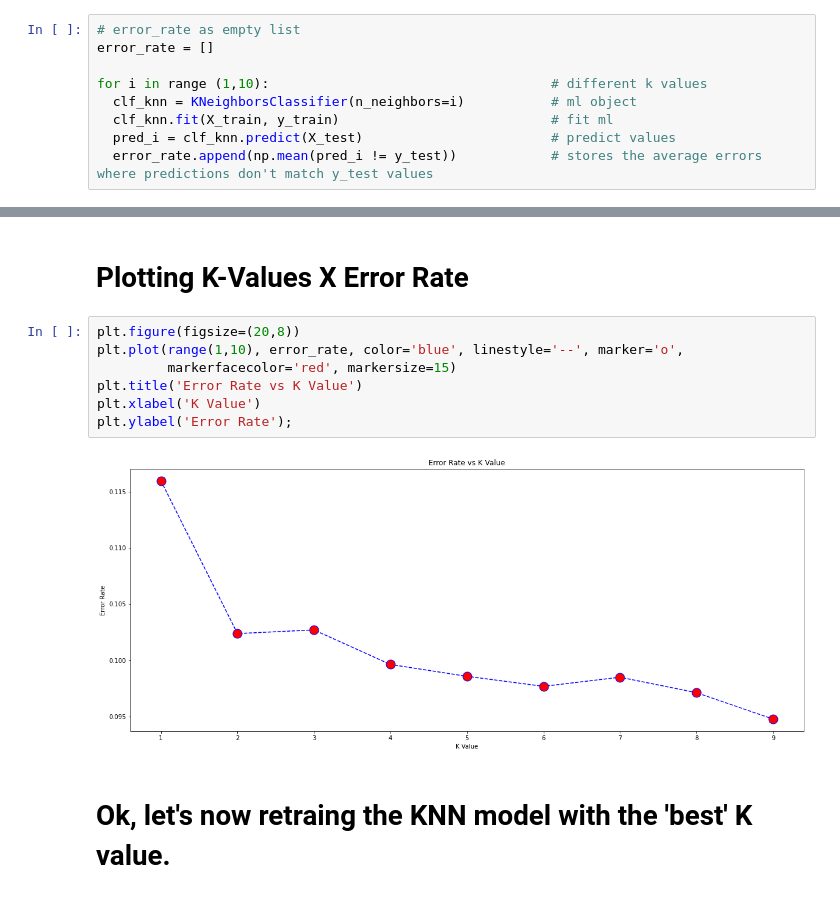
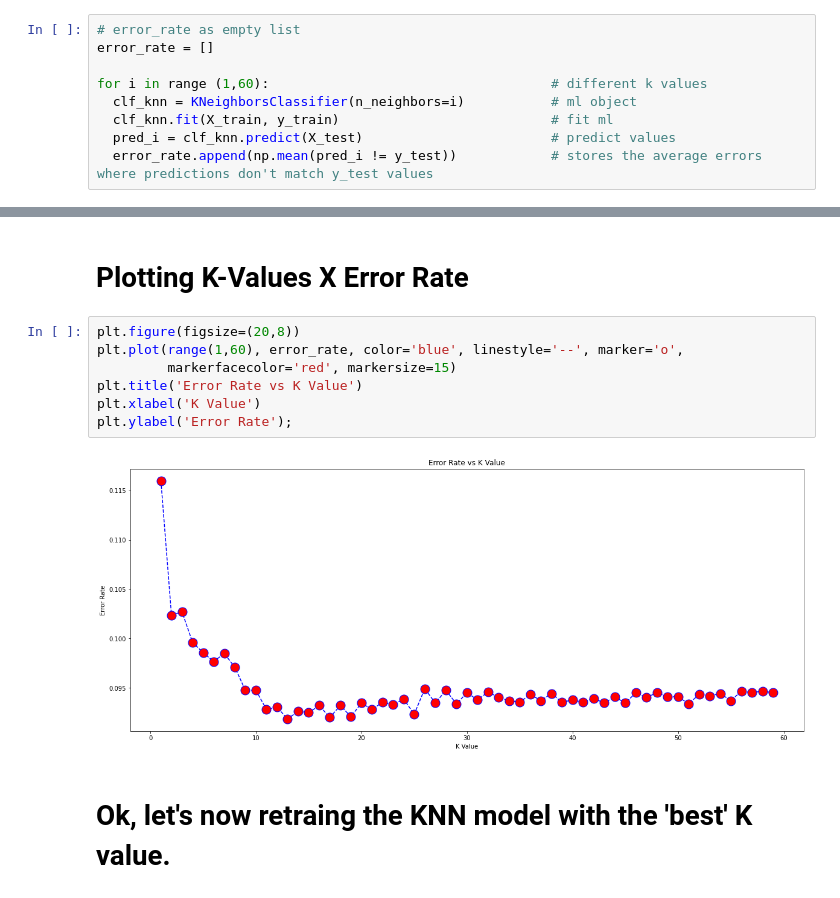
Before and after one commit to danielcdo/-MachineLearning, a Jupyter notebook: bankKNN.ipynb, the cells around one changed output, grey strips where cells are left out. Saved outputs shown, nothing was run; the diff lists cells and outputs as text.

```diff
--- a/bankKNN.ipynb
+++ b/bankKNN.ipynb
@@ -336,7 +336,7 @@ Let's create a for loop that will train several KNN classifiers with different k
 # error_rate as empty list
 error_rate = []
 
-for i in range (1,10):                                    # different k values
+for i in range (1,60):                                    # different k values
   clf_knn = KNeighborsClassifier(n_neighbors=i)           # ml object
   clf_knn.fit(X_train, y_train)                           # fit ml
   pred_i = clf_knn.predict(X_test)                        # predict values
@@ -357,13 +366,13 @@ error_rate
 # Plotting K-Values X Error Rate
 # %%
 plt.figure(figsize=(20,8))
-plt.plot(range(1,10), error_rate, color='blue', linestyle='--', marker='o',
+plt.plot(range(1,60), error_rate, color='blue', linestyle='--', marker='o',
          markerfacecolor='red', markersize=15)
 plt.title('Error Rate vs K Value')
 plt.xlabel('K Value')
 plt.ylabel('Error Rate');
 # %% [output]
-[figure, old version]
+[figure, new version]
 # %% [markdown]
 # Ok, let's now retraing the KNN model with the 'best' K value.
 # %%
```
Also changed, not shown: parts of 3 cells of this notebook.
